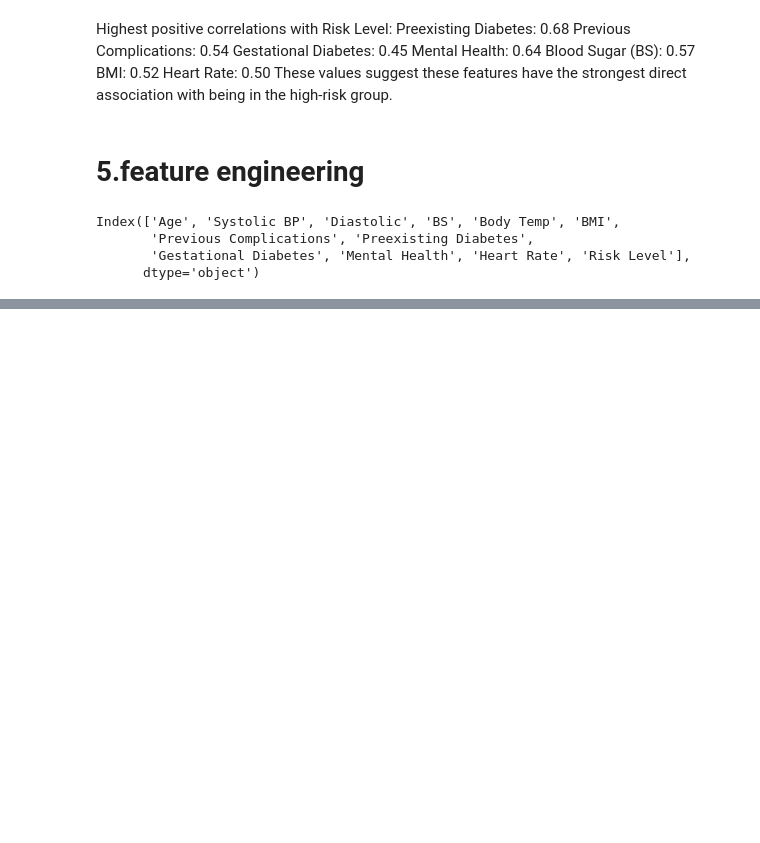
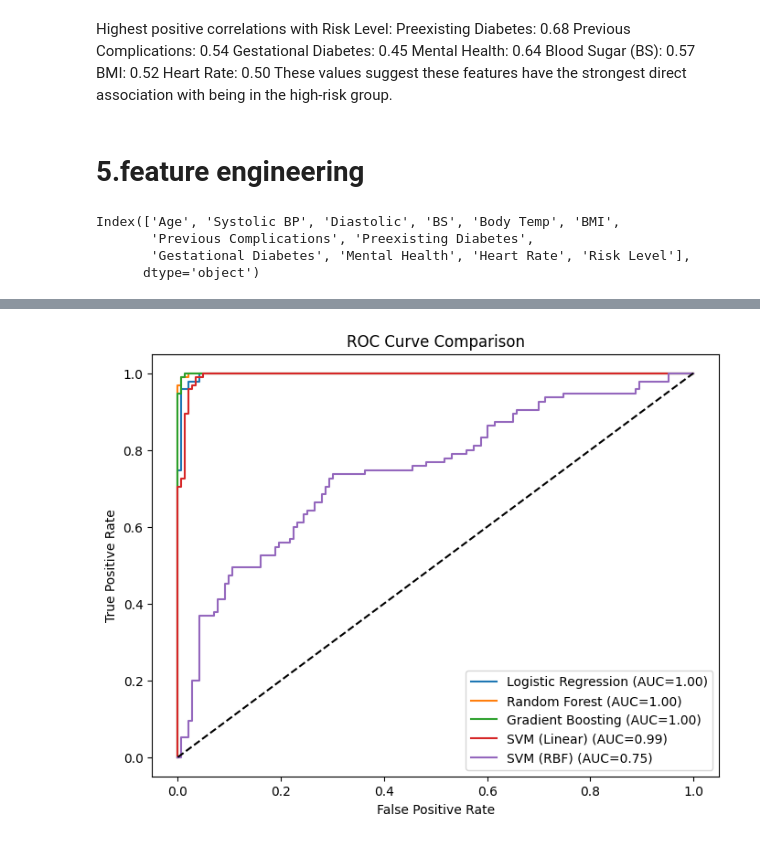
Before and after one commit to alabhastam/Maternal-Health-and-High-Risk-Pregnancy, a Jupyter notebook: maternal-health-and-high-risk-pregnancy.ipynb, the cells around one changed output, grey strips where cells are left out. Cells and saved outputs as stored; diff of their text form; code cells hidden in the pictures; blank space fills up the shorter version.

Commit message:
modeling

```diff
--- a/maternal-health-and-high-risk-pregnancy.ipynb
+++ b/maternal-health-and-high-risk-pregnancy.ipynb
@@ -346,3 +346,96 @@ df['BMI_per_Age'] = df['BMI'] / df['Age']
 # --- Log Transformations for Skewed Features (Optional) ---
 df['BMI_log'] = np.log(df['BMI'] + 1)
 df['BS_log'] = np.log(df['BS'] + 1)
+# %%
+import pandas as pd
+from sklearn.model_selection import train_test_split
+from sklearn.linear_model import LogisticRegression
+from sklearn.ensemble import RandomForestClassifier, GradientBoostingClassifier
+from sklearn.svm import SVC
+from sklearn.metrics import (
+    accuracy_score,
+    f1_score,
+    classification_report,
+    roc_auc_score,
+    roc_curve
+)
+import matplotlib.pyplot as plt
+
+# ---- Step 1: Prepare Data ----
+# List your features - include engineered ones!
+features = [
+    'Age', 'Systolic BP', 'Diastolic', 'BS', 'Body Temp', 'BMI',
+    'Previous Complications', 'Preexisting Diabetes', 'Gestational Diabetes',
+    'Mental Health', 'Heart Rate',
+    # Engineered features:
+    'BP_Product', 'BS_BMI', 'High_BP', 'High_BS', 'Obese', 'Any_Diabetes',
+    'Complicated_History', 'Pulse_Pressure', 'BMI_per_Age', 'BMI_log', 'BS_log'
+]
+
+X = df[features]
+y = df['Risk Level']
+
+# Train/test split
+X_train, X_test, y_train, y_test = train_test_split(
+    X, y, test_size=0.2, random_state=42, stratify=y
+)
+
+# ---- Step 2: Define Models ----
+
+models = {
+    'Logistic Regression': LogisticRegression(max_iter=500, solver='liblinear'),
+    'Random Forest': RandomForestClassifier(n_estimators=100, random_state=42),
+    'Gradient Boosting': GradientBoostingClassifier(n_estimators=100, random_state=42),
+    'SVM (Linear)': SVC(kernel='linear', probability=True, random_state=42),
+    'SVM (RBF)': SVC(kernel='rbf', probability=True, random_state=42)
+}
+
+results = {}
+
+# ---- Step 3: Train, Predict, Evaluate ----
+
+for name, model in models.items():
+    print(f"\n=== {name} ===")
+    model.fit(X_train, y_train)
+    y_pred = model.predict(X_test)
+    y_prob = model.predict_proba(X_test)[:, 1]
+
+    acc = accuracy_score(y_test, y_pred)
+    f1 = f1_score(y_test, y_pred)
+    auc = roc_auc_score(y_test, y_prob)
+
+    print(classification_report(y_test, y_pred))
+    print(f'Accuracy: {acc:.3f} | F1: {f1:.3f} | ROC-AUC: {auc:.3f}')
+
+    # Store for comparison
+    results[name] = {
+        'acc': acc, 'f1': f1, 'auc': auc,
+        'y_prob': y_prob, 'fpr': None, 'tpr': None
+    }
+
+    # ROC curve points for plotting later
+    fpr, tpr, _ = roc_curve(y_test, y_prob)
+    results[name]['fpr'] = fpr
+    results[name]['tpr'] = tpr
+
+# ---- Step 4: ROC Curve Visualization ----
+
+plt.figure(figsize=(8,6))
+for name, res in results.items():
+    plt.plot(res['fpr'], res['tpr'], label=f"{name} (AUC={res['auc']:.2f})")
+
+plt.plot([0,1],[0,1],'k--')
+plt.title("ROC Curve Comparison")
+plt.xlabel('False Positive Rate')
+plt.ylabel('True Positive Rate')
+plt.legend()
+plt.show()
+
+# ---- Step 5: Tabular Summary ----
+
+print("\n=== Model Comparison (Test Set) ===")
+summary = pd.DataFrame({
+    model: [res['acc'], res['f1'], res['auc']] for model, res in results.items()
+}, index=['Accuracy', 'F1-score', 'ROC-AUC'])
+print(summary.T)
+# %% [output]
@@ -348,0 +459 @@ df['BS_log'] = np.log(df['BS'] + 1)
+[figure, added]
```
Also changed, not shown: parts of 1 cell of this notebook.
